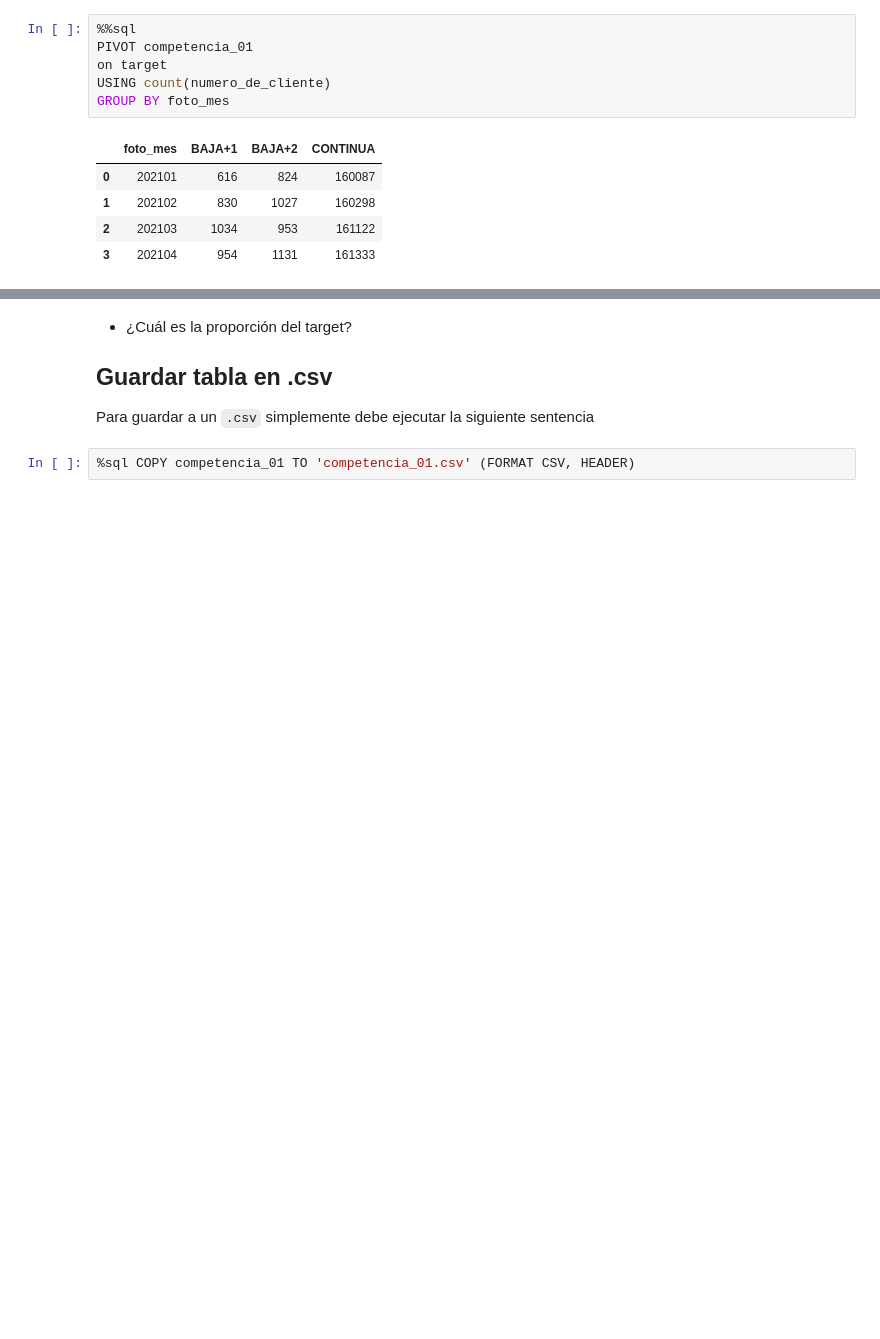
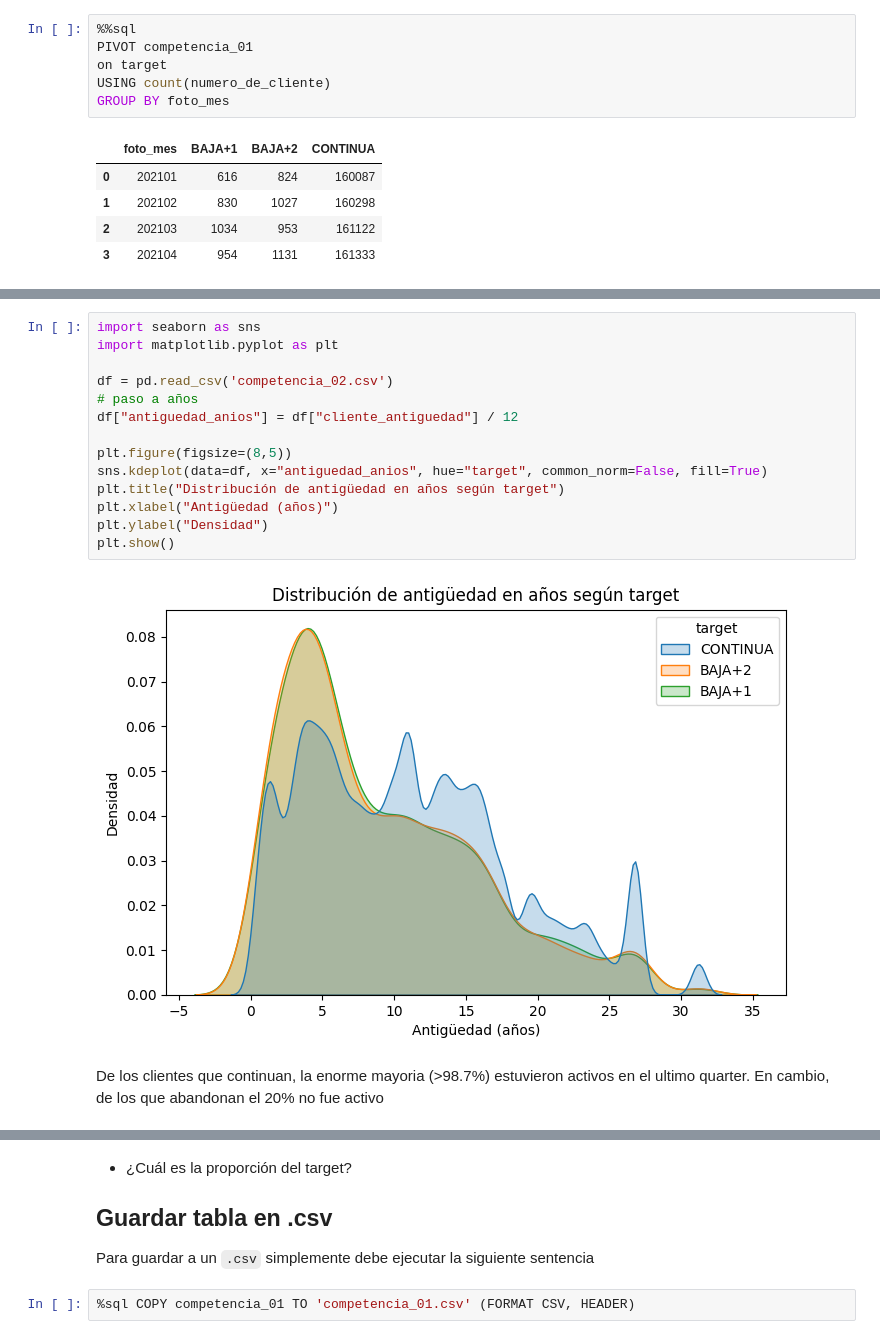
Before and after one commit to NicoCaricati/dmeyf2025, a Jupyter notebook: src/monday/z101_target_sql wkd.ipynb, the cells around one changed output, grey strips where cells are left out. Cells and saved outputs as stored; diff of their text form; blank space fills up the shorter version.

```diff
--- a/src/monday/z101_target_sql wkd.ipynb
+++ b/src/monday/z101_target_sql wkd.ipynb
@@ -156,0 +212,18 @@ GROUP BY foto_mes
+# %%
+import seaborn as sns
+import matplotlib.pyplot as plt
+
+df = pd.read_csv('competencia_02.csv')
+# paso a años
+df["antiguedad_anios"] = df["cliente_antiguedad"] / 12
+
+plt.figure(figsize=(8,5))
+sns.kdeplot(data=df, x="antiguedad_anios", hue="target", common_norm=False, fill=True)
+plt.title("Distribución de antigüedad en años según target")
+plt.xlabel("Antigüedad (años)")
+plt.ylabel("Densidad")
+plt.show()
+# %% [output]
+[figure, added]
+# %% [markdown]
+De los clientes que continuan, la enorme mayoria (>98.7%) estuvieron activos en el ultimo quarter. En cambio, de los que abandonan el 20% no fue activo
```
Also changed, not shown: parts of 20 cells of this notebook, 1 other file.
